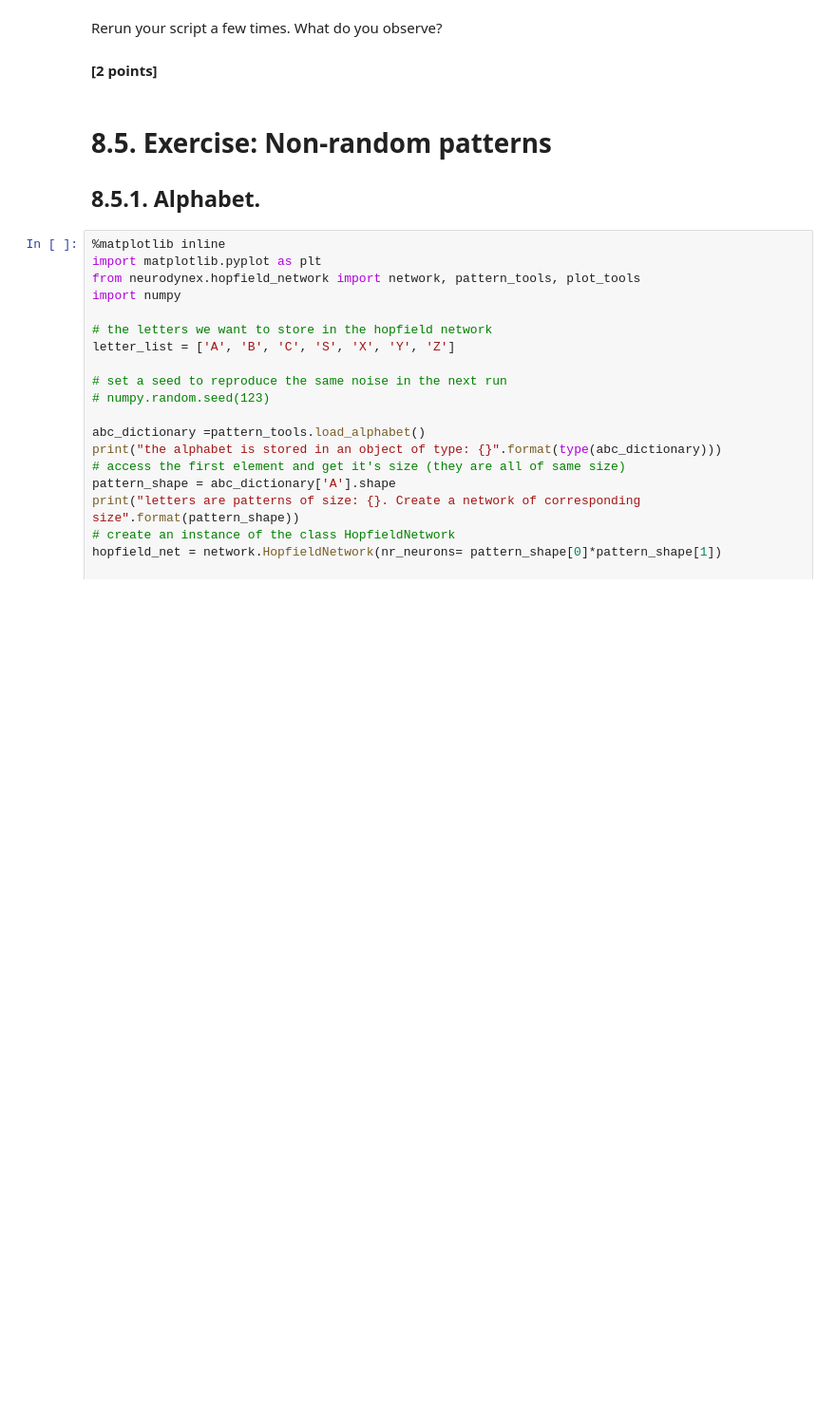
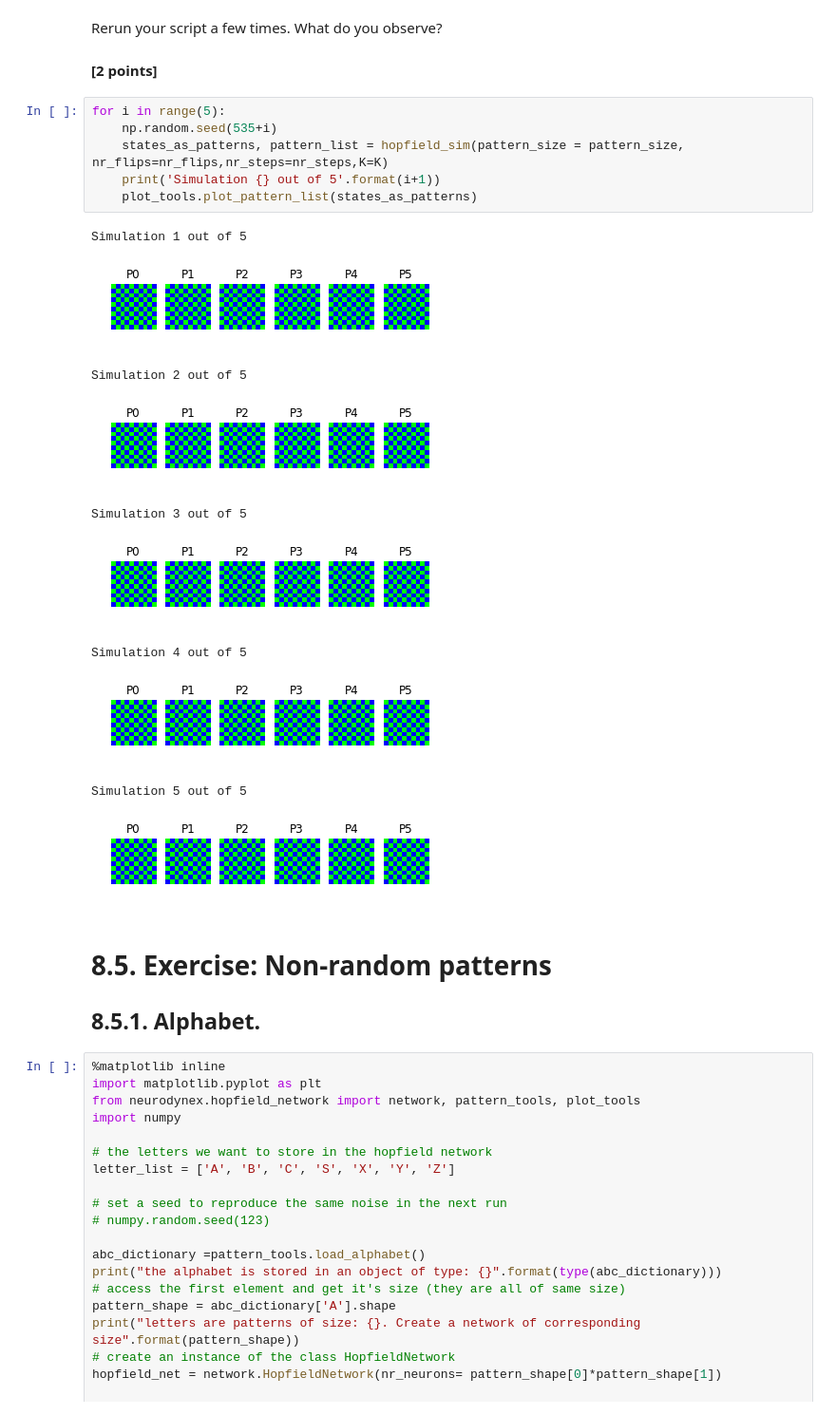
Before and after one commit to fedeflo2/Bestbio1, a Jupyter notebook: Ex8_firstName_lastName_000.ipynb, the cells around one changed output. Shown at 95% size. Cells and saved outputs as stored; diff of their text form; blank space fills up the shorter version.

```diff
--- a/Ex8_firstName_lastName_000.ipynb
+++ b/Ex8_firstName_lastName_000.ipynb
@@ -290,6 +284,23 @@ plot_tools.plot_pattern_list(states_as_patterns)
 # %% [markdown]
 Rerun your script a few times. What do you observe?
 #### [2 points]
+# %%
+for i in range(5):
+    np.random.seed(535+i)
+    states_as_patterns, pattern_list = hopfield_sim(pattern_size = pattern_size, nr_flips=nr_flips,nr_steps=nr_steps,K=K)
+    print('Simulation {} out of 5'.format(i+1))
+    plot_tools.plot_pattern_list(states_as_patterns)
+# %% [output]
+Simulation 1 out of 5
+[figure, added]
+Simulation 2 out of 5
+[figure, added]
+Simulation 3 out of 5
+[figure, added]
+Simulation 4 out of 5
+[figure, added]
+Simulation 5 out of 5
+[figure, added]
 # %% [markdown]
 # 8.5. Exercise: Non-random patterns
 ## 8.5.1. Alphabet.
```
Also changed, not shown: parts of 3 cells of this notebook.
